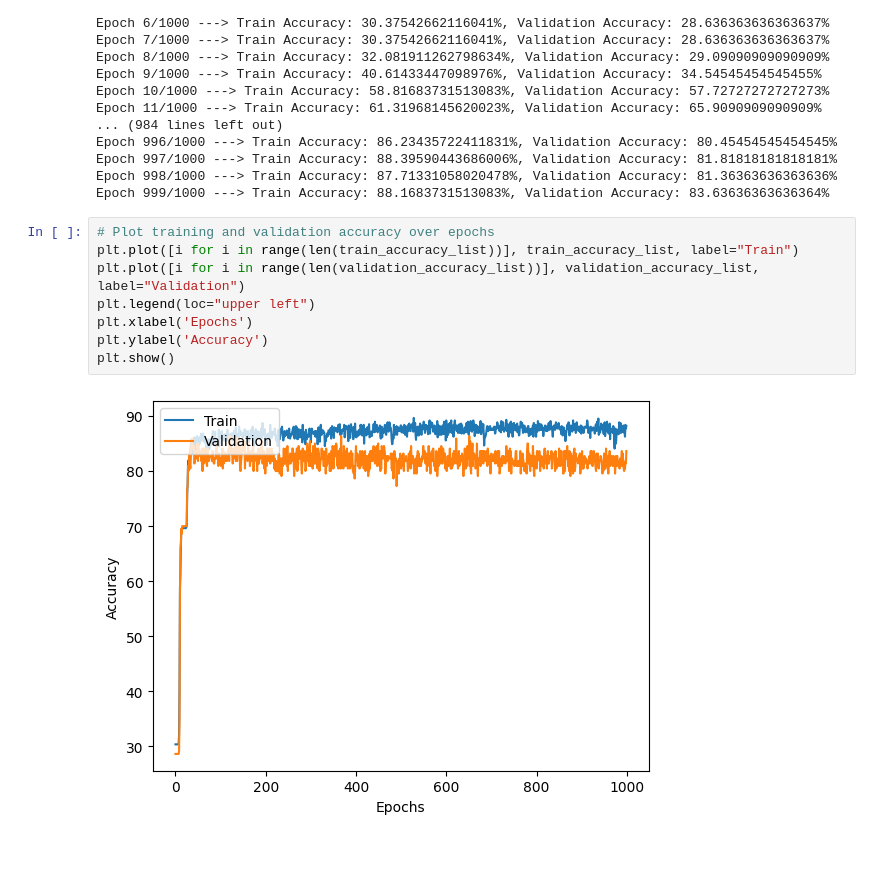
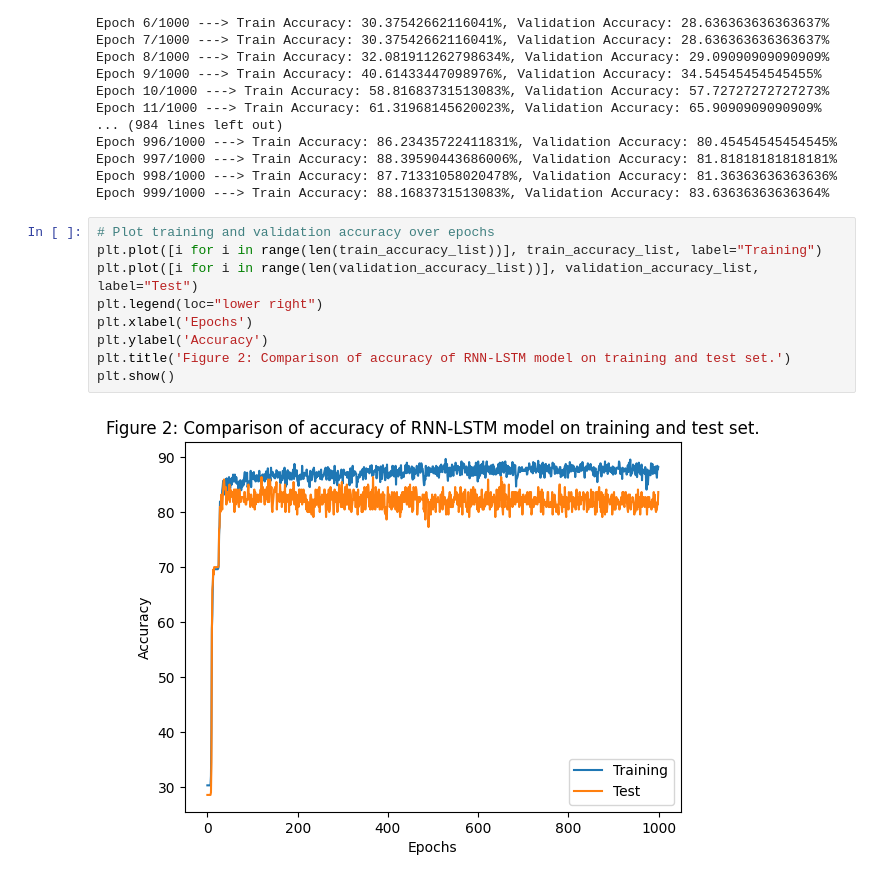
Before and after one commit to Yutong-Lu/A-Machine-Learning-Approach-for-Diabetes-Prediction-in-the-Canadian-Population, a Jupyter notebook: Updated_FINAL.ipynb, the cells around one changed output. Cells and saved outputs as stored; diff of their text form; blank space fills up the shorter version.

Commit message:
added title to figures

```diff
--- a/Updated_FINAL.ipynb
+++ b/Updated_FINAL.ipynb
@@ -1517,11 +1524,12 @@ Epoch 998/1000 ---> Train Accuracy: 87.71331058020478%, Validation Accuracy: 81.
 Epoch 999/1000 ---> Train Accuracy: 88.1683731513083%, Validation Accuracy: 83.63636363636364%
 # %%
 # Plot training and validation accuracy over epochs
-plt.plot([i for i in range(len(train_accuracy_list))], train_accuracy_list, label="Train")
-plt.plot([i for i in range(len(validation_accuracy_list))], validation_accuracy_list, label="Validation")
-plt.legend(loc="upper left")
+plt.plot([i for i in range(len(train_accuracy_list))], train_accuracy_list, label="Training")
+plt.plot([i for i in range(len(validation_accuracy_list))], validation_accuracy_list, label="Test")
+plt.legend(loc="lower right")
 plt.xlabel('Epochs')
 plt.ylabel('Accuracy')
+plt.title('Figure 2: Comparison of accuracy of RNN-LSTM model on training and test set.')
 plt.show()
 # %% [output]
-[figure, old version]
+[figure, new version]
```
Also changed, not shown: parts of 11 cells of this notebook.
